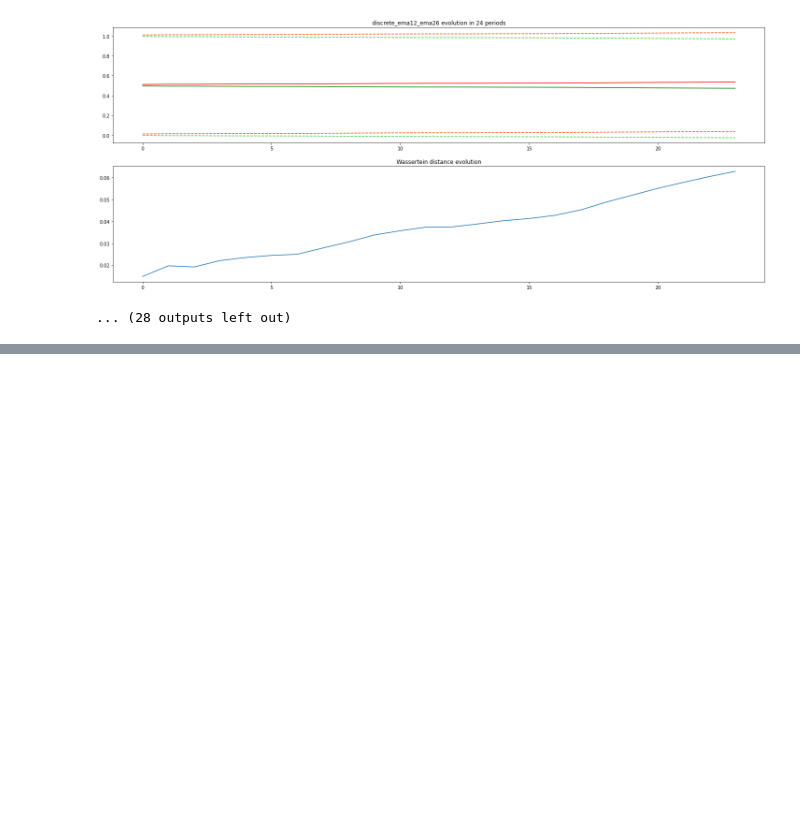
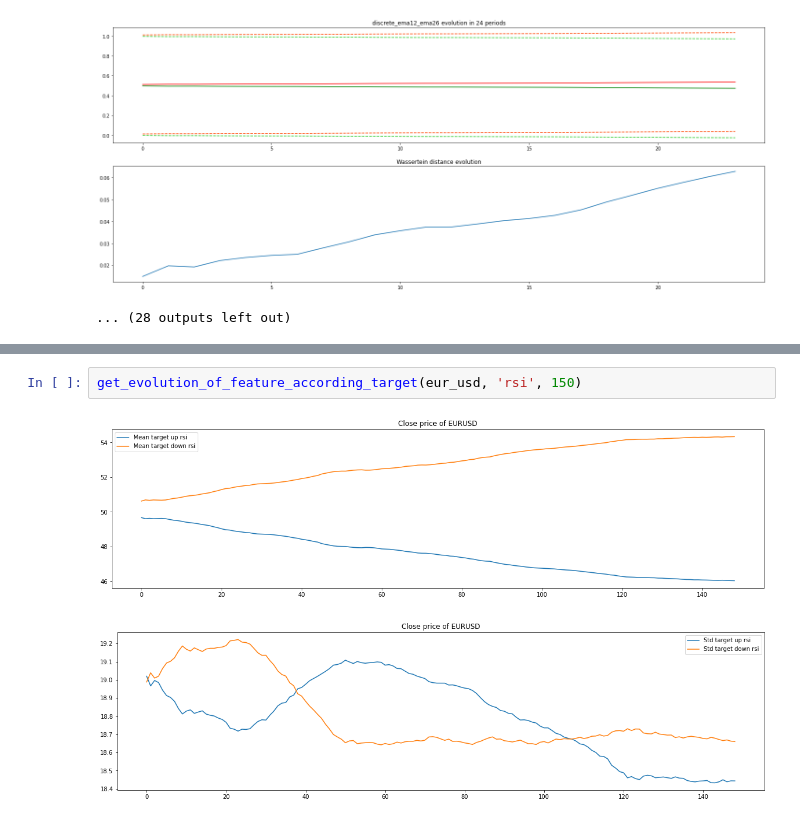
Before and after one commit to SaidJacoboDev/smart-markets, a Jupyter notebook: Chapter 1 - The data/eur_usd_analysis.ipynb, the cells around one changed output, grey strips where cells are left out. Drawn from its saved outputs; the diff is of its cells as text; blank space fills up the shorter version.

```diff
--- a/Chapter 1 - The data/eur_usd_analysis.ipynb
+++ b/Chapter 1 - The data/eur_usd_analysis.ipynb
@@ -821,0 +900,5 @@ discrete_ema12_ema26
+# %%
+get_evolution_of_feature_according_target(eur_usd, 'rsi', 150)
+# %% [output]
+[figure, added]
+[figure, added]
```
Also changed, not shown: parts of 32 cells of this notebook, 1 other file.
